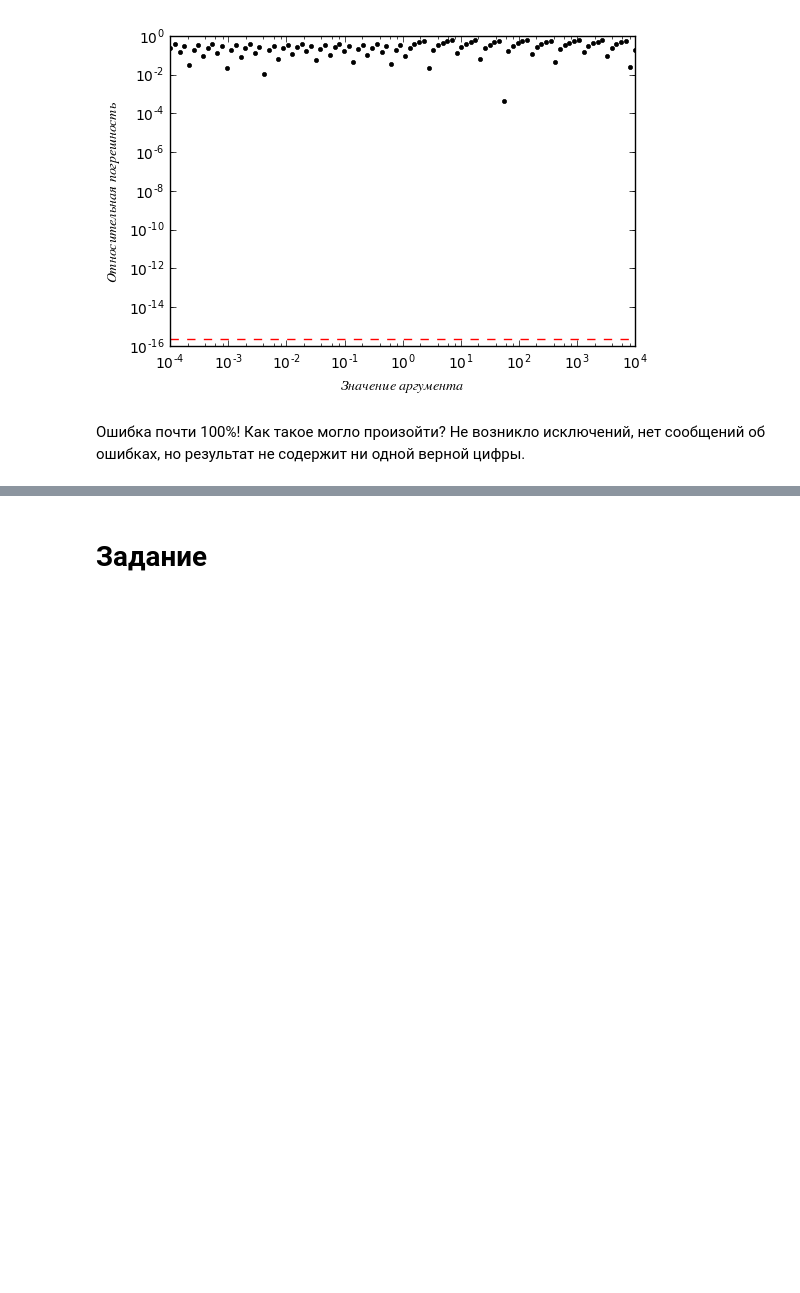
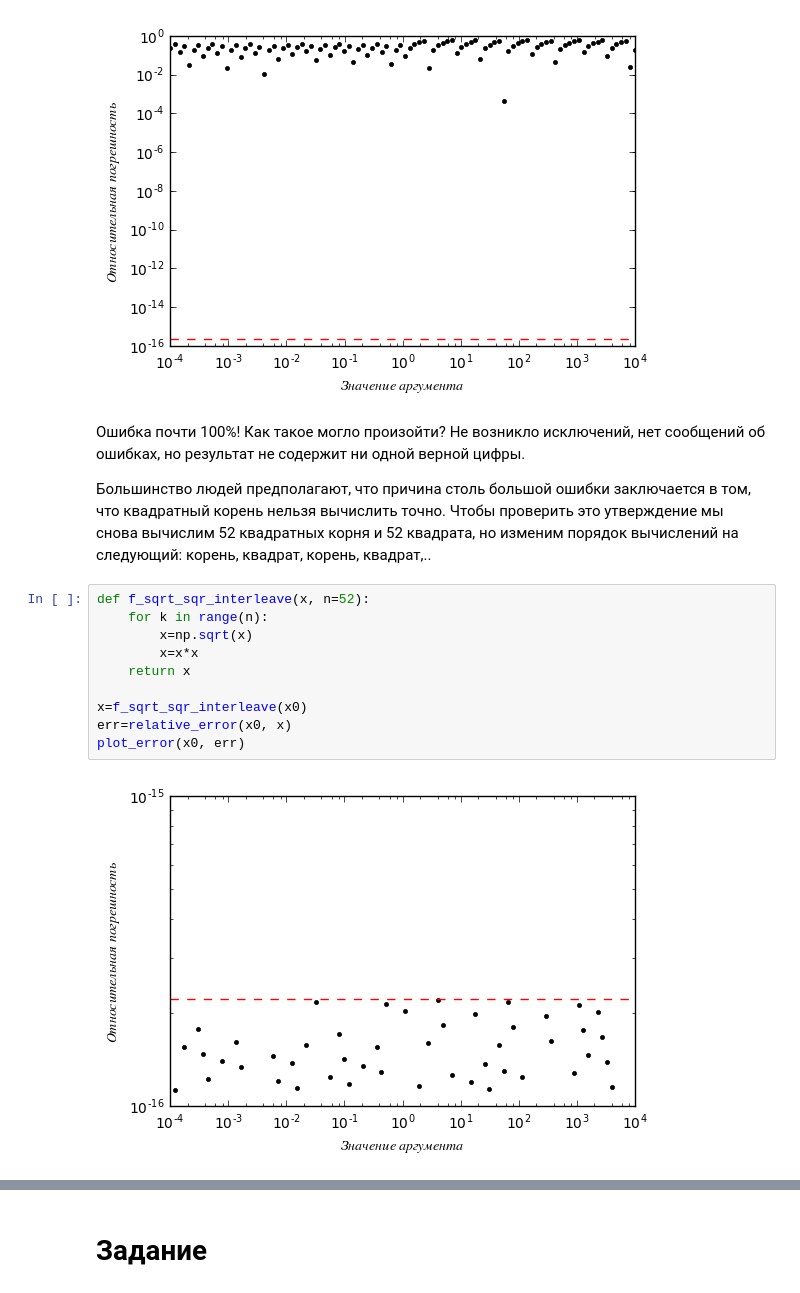
Before and after one commit to alepoydes/introduction-to-numerical-simulation, a Jupyter notebook: practice/Trouble with powers.ipynb, the cells around one changed output, grey strips where cells are left out. Cells and saved outputs as stored; diff of their text form; blank space fills up the shorter version.

```diff
--- a/practice/Trouble with powers.ipynb
+++ b/practice/Trouble with powers.ipynb
@@ -85,3 +85,18 @@ plot_error(x0, err)
 Ошибка почти 100%!
 Как такое могло произойти?
 Не возникло исключений, нет сообщений об ошибках, но результат не содержит ни одной верной цифры.
+
+Большинство людей предполагают, что причина столь большой ошибки заключается в том, что квадратный корень нельзя вычислить точно.
+Чтобы проверить это утверждение мы снова вычислим 52 квадратных корня и 52 квадрата, но изменим порядок вычислений на следующий: корень, квадрат, корень, квадрат,..
+# %%
+def f_sqrt_sqr_interleave(x, n=52):
+    for k in range(n):
+        x=np.sqrt(x)
+        x=x*x
+    return x
+
+x=f_sqrt_sqr_interleave(x0)
+err=relative_error(x0, x)
+plot_error(x0, err)
+# %% [output]
+[figure, added]
```
Also changed, not shown: parts of 13 cells of this notebook, 2 other files.
